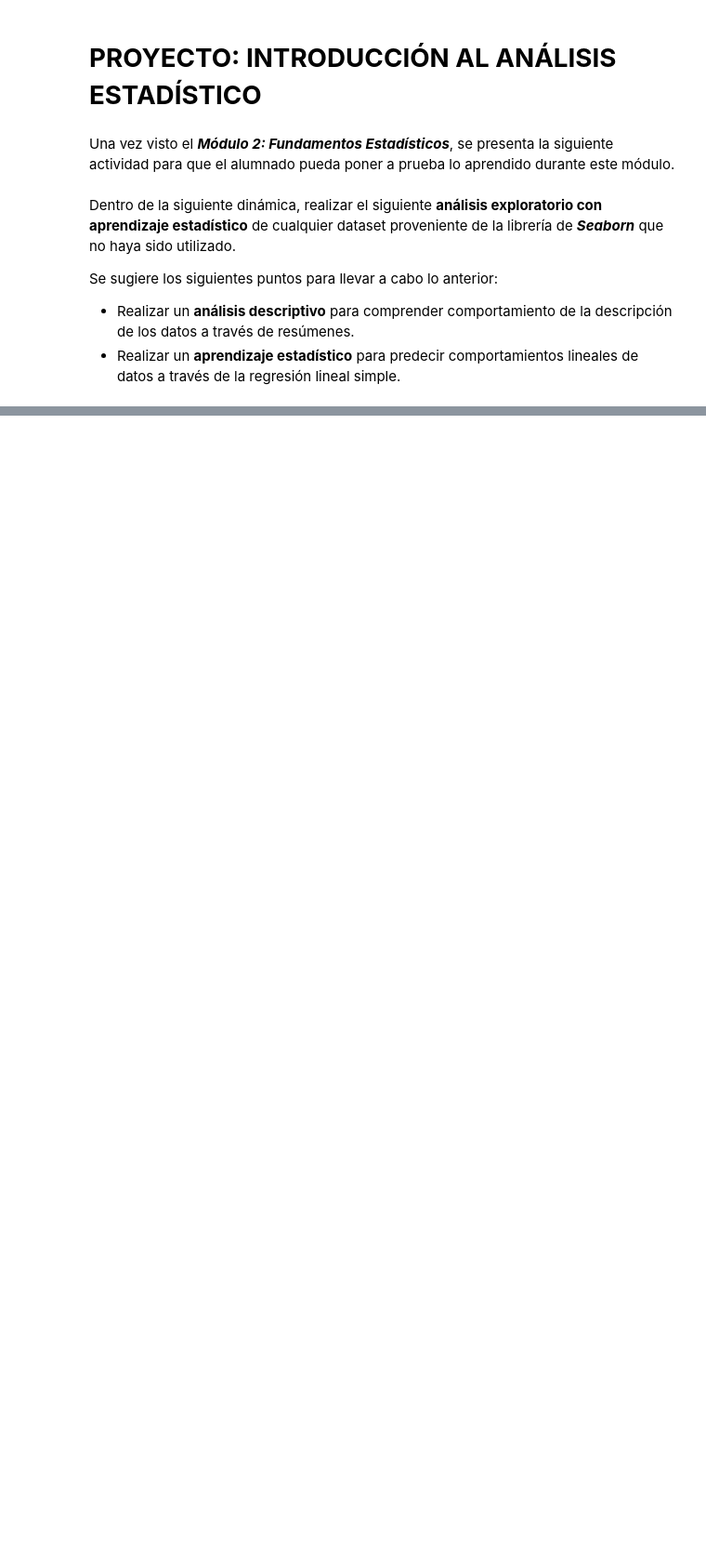
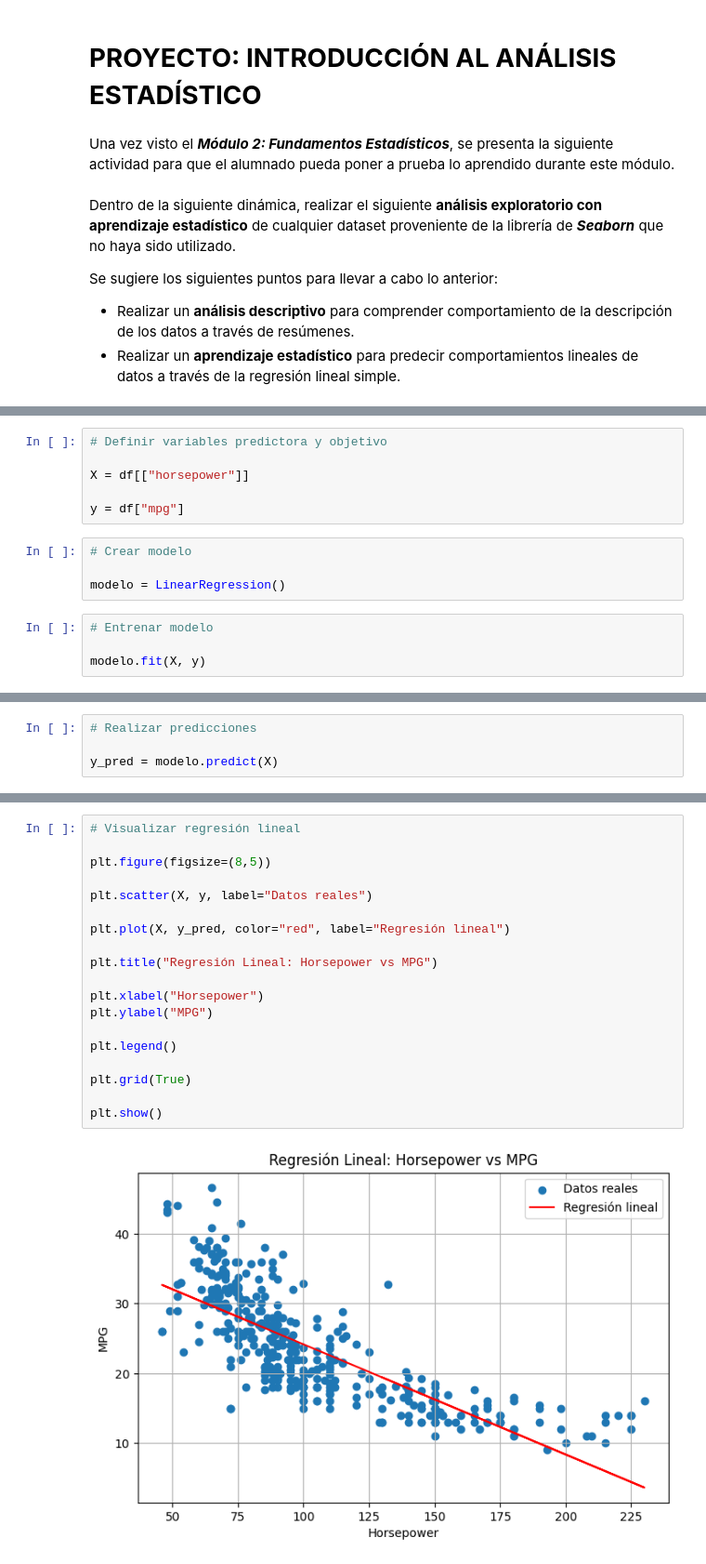
Before and after one commit to fvelascor/MCDIA, a Jupyter notebook: Proyecto_Introducción_al_Análisis_Estadístico.ipynb, the cells around one changed output, grey strips where cells are left out. Shown at 93% size. Cells and saved outputs as stored; diff of their text form; blank space fills up the shorter version.

```diff
--- a/Proyecto_Introducción_al_Análisis_Estadístico.ipynb
+++ b/Proyecto_Introducción_al_Análisis_Estadístico.ipynb
@@ -220,0 +249,14 @@ El análisis demuestra cómo la estadística puede utilizarse para tomar decisio
+# %%
+# Definir variables predictora y objetivo
+
+X = df[["horsepower"]]
+
+y = df["mpg"]
+# %%
+# Crear modelo
+
+modelo = LinearRegression()
+# %%
+# Entrenar modelo
+
+modelo.fit(X, y)
@@ -220,0 +265,4 @@ El análisis demuestra cómo la estadística puede utilizarse para tomar decisio
+# %%
+# Realizar predicciones
+
+y_pred = modelo.predict(X)
@@ -220,0 +273,21 @@ El análisis demuestra cómo la estadística puede utilizarse para tomar decisio
+# %%
+# Visualizar regresión lineal
+
+plt.figure(figsize=(8,5))
+
+plt.scatter(X, y, label="Datos reales")
+
+plt.plot(X, y_pred, color="red", label="Regresión lineal")
+
+plt.title("Regresión Lineal: Horsepower vs MPG")
+
+plt.xlabel("Horsepower")
+plt.ylabel("MPG")
+
+plt.legend()
+
+plt.grid(True)
+
+plt.show()
+# %% [output]
+[figure, added]
```
Also changed, not shown: parts of 54 cells of this notebook.
